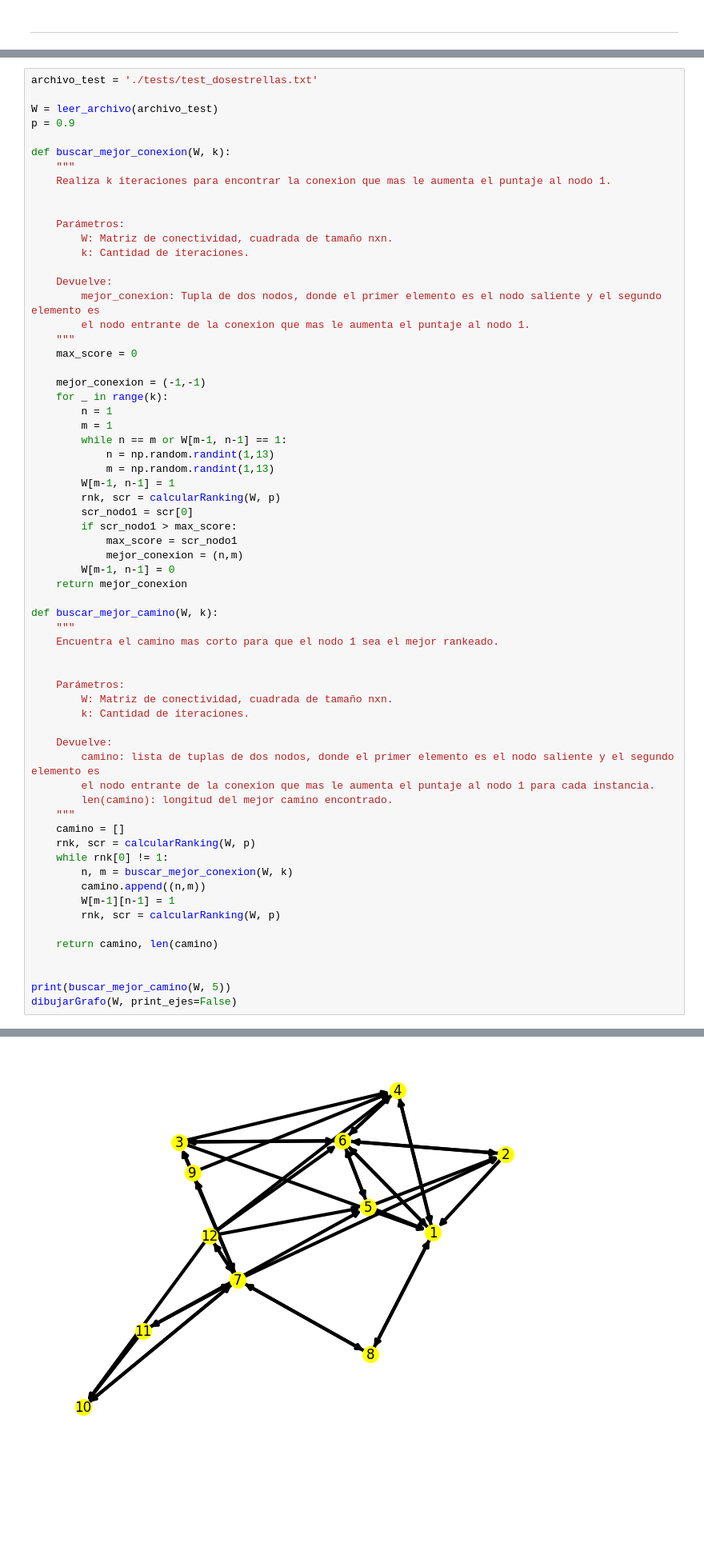
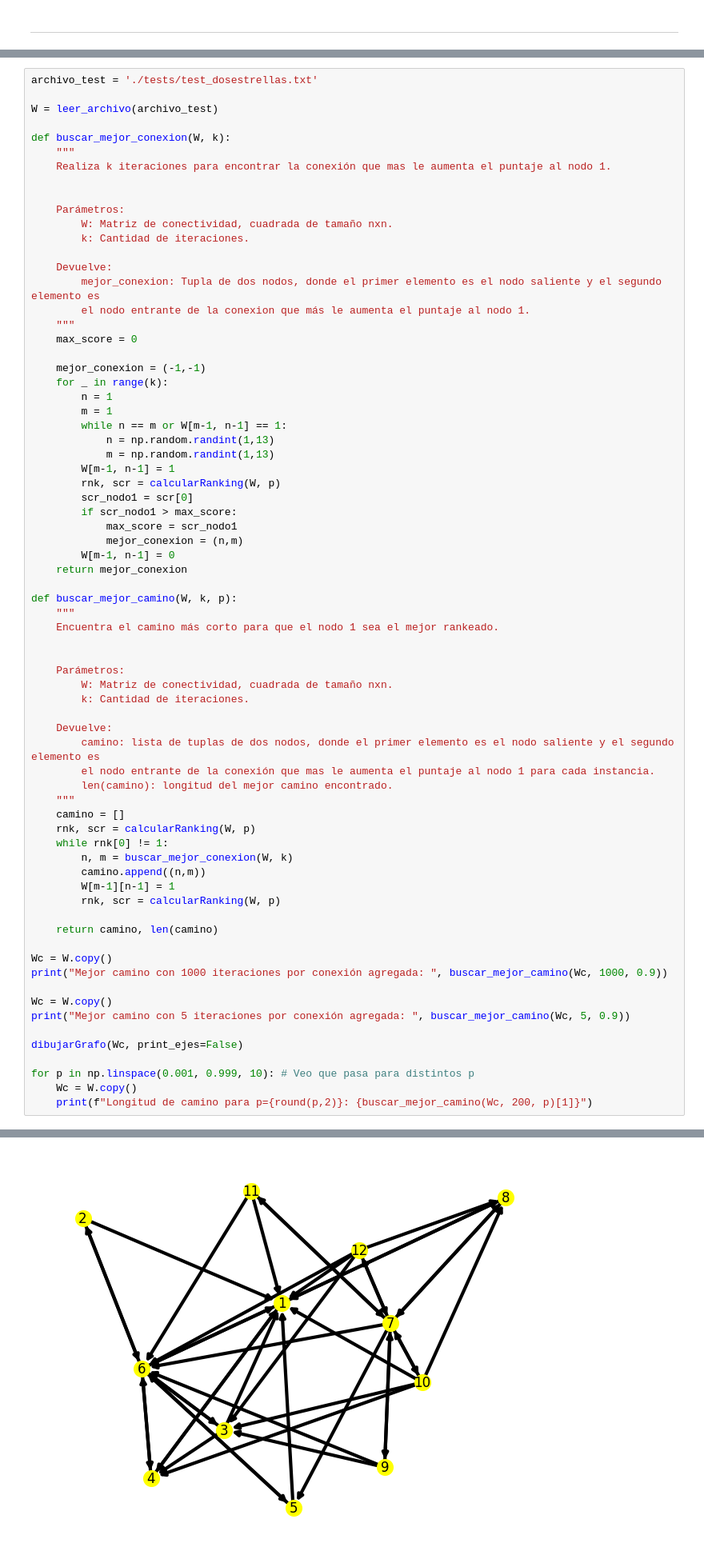
Before and after one commit to dantec19/alc_1c-2024, a Jupyter notebook: tp1/template-alumnos/template-alumnos/grupo_42_TP1.ipynb, the cells around one changed output, grey strips where cells are left out. Shown at 80% size. Cells and saved outputs as stored; diff of their text form; blank space fills up the shorter version.

```diff
--- a/tp1/template-alumnos/template-alumnos/grupo_42_TP1.ipynb
+++ b/tp1/template-alumnos/template-alumnos/grupo_42_TP1.ipynb
@@ -472,11 +472,10 @@ Luego, realizamos la funcion main *buscar_mejor_camino* que en cada iteracion bu
 archivo_test = './tests/test_dosestrellas.txt'
 
 W = leer_archivo(archivo_test)
-p = 0.9
 
 def buscar_mejor_conexion(W, k):
     """
-    Realiza k iteraciones para encontrar la conexion que mas le aumenta el puntaje al nodo 1.
+    Realiza k iteraciones para encontrar la conexión que mas le aumenta el puntaje al nodo 1.
 
 
     Parámetros:
@@ -485,7 +484,7 @@ def buscar_mejor_conexion(W, k):
 
     Devuelve:
         mejor_conexion: Tupla de dos nodos, donde el primer elemento es el nodo saliente y el segundo elemento es
-        el nodo entrante de la conexion que mas le aumenta el puntaje al nodo 1.
+        el nodo entrante de la conexion que más le aumenta el puntaje al nodo 1.
     """
     max_score = 0
 
@@ -505,9 +504,9 @@ def buscar_mejor_conexion(W, k):
         W[m-1, n-1] = 0
     return mejor_conexion
 
-def buscar_mejor_camino(W, k):
+def buscar_mejor_camino(W, k, p):
     """
-    Encuentra el camino mas corto para que el nodo 1 sea el mejor rankeado.
+    Encuentra el camino más corto para que el nodo 1 sea el mejor rankeado.
 
 
     Parámetros:
@@ -516,7 +515,7 @@ def buscar_mejor_camino(W, k):
 
     Devuelve:
         camino: lista de tuplas de dos nodos, donde el primer elemento es el nodo saliente y el segundo elemento es
-        el nodo entrante de la conexion que mas le aumenta el puntaje al nodo 1 para cada instancia.
+        el nodo entrante de la conexión que mas le aumenta el puntaje al nodo 1 para cada instancia.
         len(camino): longitud del mejor camino encontrado.
     """
     camino = []
@@ -529,7 +528,15 @@ def buscar_mejor_camino(W, k):
 
     return camino, len(camino)
 
+Wc = W.copy()
+print("Mejor camino con 1000 iteraciones por conexión agregada: ", buscar_mejor_camino(Wc, 1000, 0.9))
 
-print(buscar_mejor_camino(W, 5))
-dibujarGrafo(W, print_ejes=False)
+Wc = W.copy()
+print("Mejor camino con 5 iteraciones por conexión agregada: ", buscar_mejor_camino(Wc, 5, 0.9))
+
+dibujarGrafo(Wc, print_ejes=False)
+
+for p in np.linspace(0.001, 0.999, 10): # Veo que pasa para distintos p
+    Wc = W.copy()
+    print(f"Longitud de camino para p={round(p,2)}: {buscar_mejor_camino(Wc, 200, p)[1]}")
 # %% [output]
@@ -537,2 +555,2 @@ dibujarGrafo(W, print_ejes=False)
-[figure, old version]
+[figure, new version]
 # %% [markdown]
```
Also changed, not shown: parts of 23 cells of this notebook.
